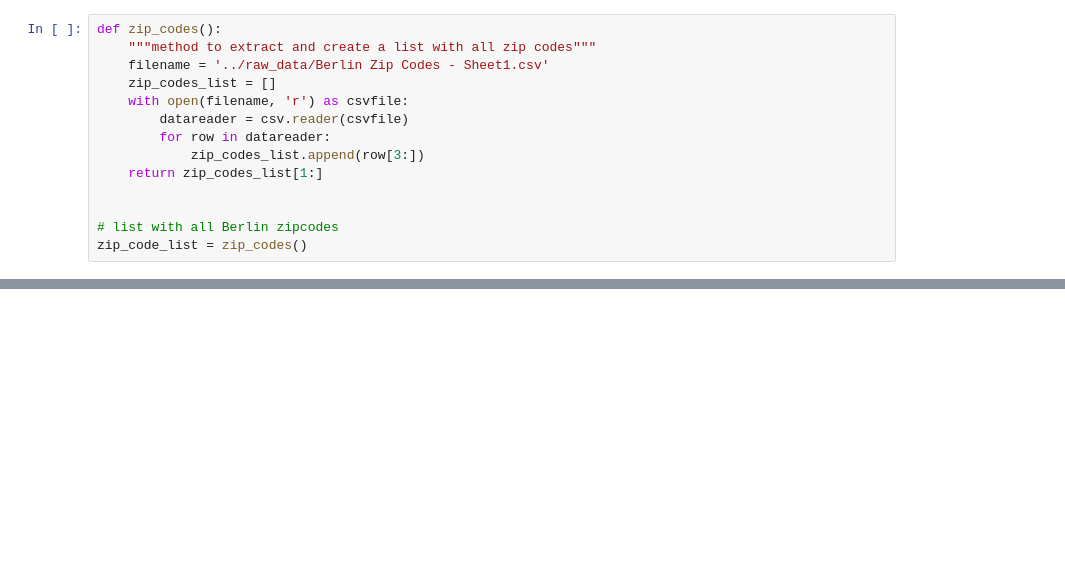
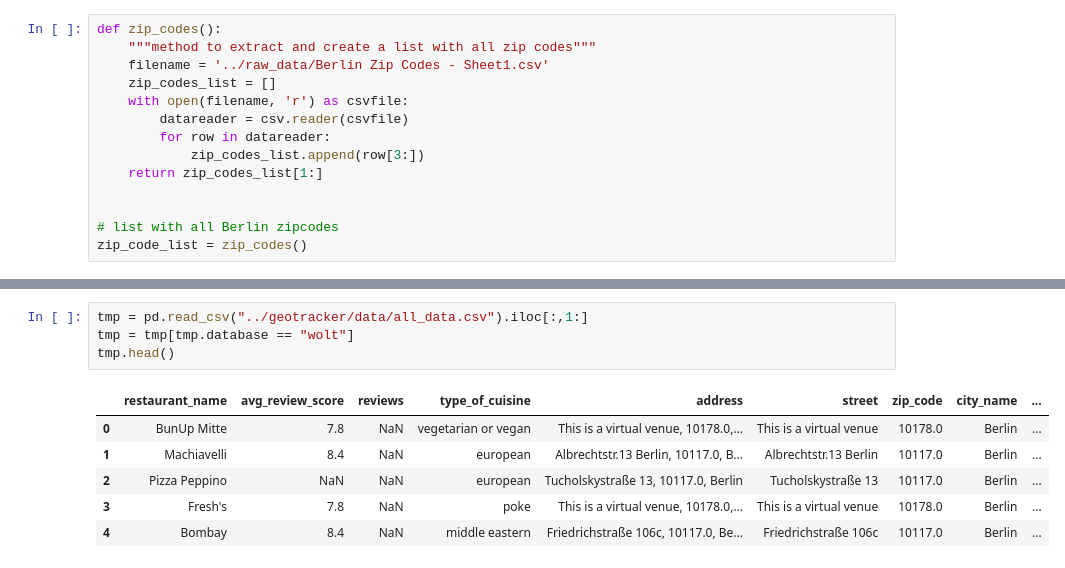
Before and after one commit to ayelenklas/geotracker, a Jupyter notebook: notebooks/wolt_scraper_api.ipynb, the cells around one changed output, grey strips where cells are left out. Drawn from its saved outputs; the diff is of its cells as text; blank space fills up the shorter version.

```diff
--- a/notebooks/wolt_scraper_api.ipynb
+++ b/notebooks/wolt_scraper_api.ipynb
@@ -135,0 +110,11 @@ wolt_df_clean
+# %%
+tmp = pd.read_csv("../geotracker/data/all_data.csv").iloc[:,1:]
+tmp = tmp[tmp.database == "wolt"]
+tmp.head()
+# %% [output]
+|  | restaurant_name | avg_review_score | reviews | type_of_cuisine | address | street | zip_code | city_name | ... |
+| 0 | BunUp Mitte | 7.8 | NaN | vegetarian or vegan | This is a virtual venue, 10178.0,... | This is a virtual venue | 10178.0 | Berlin | ... |
+| 1 | Machiavelli | 8.4 | NaN | european | Albrechtstr.13 Berlin, 10117.0, B... | Albrechtstr.13 Berlin | 10117.0 | Berlin | ... |
+| 2 | Pizza Peppino | NaN | NaN | european | Tucholskystraße 13, 10117.0, Berlin | Tucholskystraße 13 | 10117.0 | Berlin | ... |
+| 3 | Fresh's | 7.8 | NaN | poke | This is a virtual venue, 10178.0,... | This is a virtual venue | 10178.0 | Berlin | ... |
+| 4 | Bombay | 8.4 | NaN | middle eastern | Friedrichstraße 106c, 10117.0, Be... | Friedrichstraße 106c | 10117.0 | Berlin | ... |
```
Also changed, not shown: parts of 7 cells of this notebook, 22 other files.
